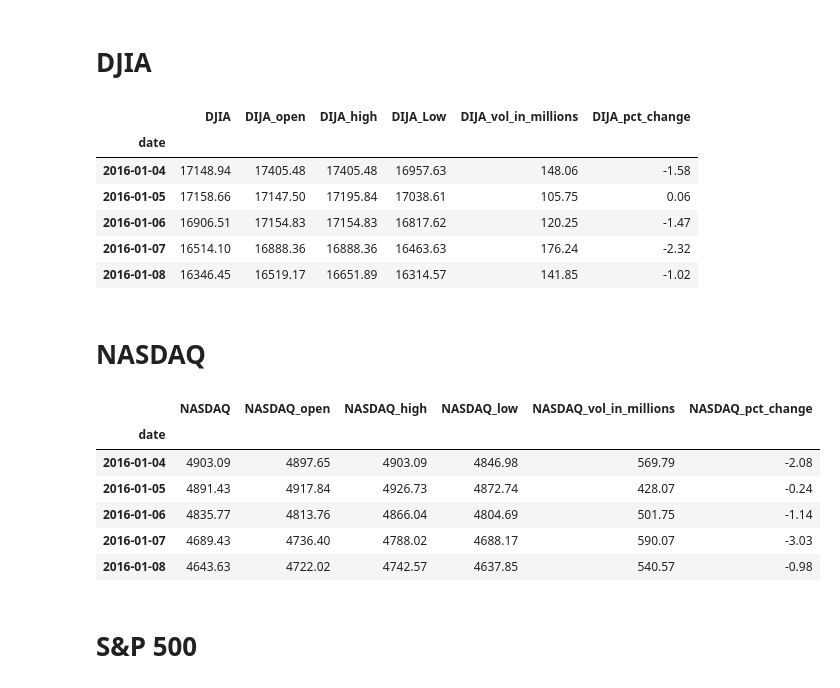
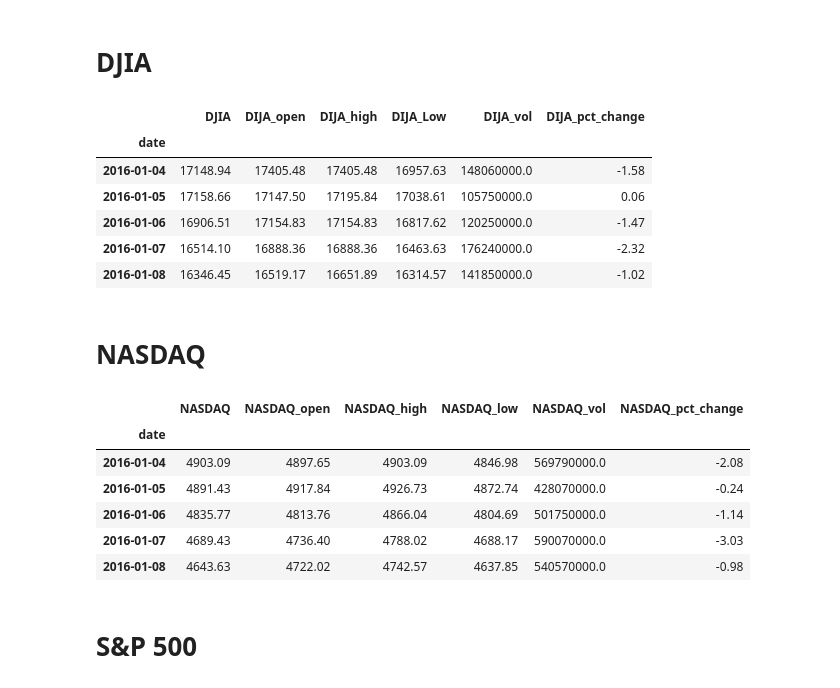
Before and after one commit to HendersonRichardK/Project2, a Jupyter notebook: combining_data.ipynb, the cells around one changed output. Cells and saved outputs as stored; diff of their text form; code cells hidden in the pictures.

```diff
--- a/combining_data.ipynb
+++ b/combining_data.ipynb
@@ -11,26 +11,27 @@ import matplotlib.pyplot as plt
 # %%
 djia_data = Path("Data/1_data_cleanup/djia.csv")
 djia_df = pd.read_csv(djia_data)
 djia_df.rename(columns={'Date':'date'}, inplace=True)
 djia_df['date'] = pd.to_datetime(djia_df['date'])
 djia_df = djia_df.set_index('date')
-djia_df = djia_df.rename(columns={'Price': 'DJIA', 'Change %' : 'DIJA_pct_change', 'Vol.' : 'DIJA_vol_in_millions', 'Low' : 'DIJA_Low', 'High' : 'DIJA_high', 'Open' : 'DIJA_open'}).sort_values(by='date')
+djia_df = djia_df.rename(columns={'Price': 'DJIA', 'Change %' : 'DIJA_pct_change', 'Vol.' : 'DIJA_vol', 'Low' : 'DIJA_Low', 'High' : 'DIJA_high', 'Open' : 'DIJA_open'}).sort_values(by='date')
 djia_df = djia_df.loc["2016-01-01":"2020-06-30"]
 djia_df['DJIA'] = djia_df['DJIA'].str.replace(',', '').astype(float)
 djia_df['DIJA_pct_change'] = djia_df['DIJA_pct_change'].str.replace('%', '').astype(float)
-djia_df['DIJA_vol_in_millions'] = djia_df['DIJA_vol_in_millions'].str.replace('M', '').astype(float)
+djia_df['DIJA_vol'] = djia_df['DIJA_vol'].str.replace('.', '')
+djia_df['DIJA_vol'] = djia_df['DIJA_vol'].str.replace('M', '0000').astype(float)
 djia_df['DIJA_Low'] = djia_df['DIJA_Low'].str.replace(',', '').astype(float)
 djia_df['DIJA_high'] = djia_df['DIJA_high'].str.replace(',', '').astype(float)
 djia_df['DIJA_open'] = djia_df['DIJA_open'].str.replace(',', '').astype(float)
 djia_df.head()
 # %% [output]
-|  | DJIA | DIJA_open | DIJA_high | DIJA_Low | DIJA_vol_in_millions | DIJA_pct_change |
+|  | DJIA | DIJA_open | DIJA_high | DIJA_Low | DIJA_vol | DIJA_pct_change |
 | date |  |  |  |  |  |  |
-| 2016-01-04 | 17148.94 | 17405.48 | 17405.48 | 16957.63 | 148.06 | -1.58 |
-| 2016-01-05 | 17158.66 | 17147.50 | 17195.84 | 17038.61 | 105.75 | 0.06 |
-| 2016-01-06 | 16906.51 | 17154.83 | 17154.83 | 16817.62 | 120.25 | -1.47 |
-| 2016-01-07 | 16514.10 | 16888.36 | 16888.36 | 16463.63 | 176.24 | -2.32 |
-| 2016-01-08 | 16346.45 | 16519.17 | 16651.89 | 16314.57 | 141.85 | -1.02 |
+| 2016-01-04 | 17148.94 | 17405.48 | 17405.48 | 16957.63 | 148060000.0 | -1.58 |
+| 2016-01-05 | 17158.66 | 17147.50 | 17195.84 | 17038.61 | 105750000.0 | 0.06 |
+| 2016-01-06 | 16906.51 | 17154.83 | 17154.83 | 16817.62 | 120250000.0 | -1.47 |
+| 2016-01-07 | 16514.10 | 16888.36 | 16888.36 | 16463.63 | 176240000.0 | -2.32 |
+| 2016-01-08 | 16346.45 | 16519.17 | 16651.89 | 16314.57 | 141850000.0 | -1.02 |
 # %% [markdown]
 # NASDAQ
 # %%
@@ -39,26 +40,27 @@ nasdaq_df = pd.read_csv(nasdaq_data)
 nasdaq_df.rename(columns={'Date':'date'}, inplace=True)
 nasdaq_df['date'] = pd.to_datetime(nasdaq_df['date'])
 nasdaq_df = nasdaq_df.set_index('date')
-nasdaq_df = nasdaq_df.rename(columns={'Price': 'NASDAQ', 'Change %':'NASDAQ_pct_change', 'Vol.':'NASDAQ_vol_in_millions', 'Low':'NASDAQ_low', 'High':'NASDAQ_high', 'Open':'NASDAQ_open'}).sort_values(by='date')
+nasdaq_df = nasdaq_df.rename(columns={'Price': 'NASDAQ', 'Change %':'NASDAQ_pct_change', 'Vol.':'NASDAQ_vol', 'Low':'NASDAQ_low', 'High':'NASDAQ_high', 'Open':'NASDAQ_open'}).sort_values(by='date')
 nasdaq_df = nasdaq_df.loc["2016-01-01":"2020-06-30"]
 nasdaq_df['NASDAQ'] = nasdaq_df['NASDAQ'].str.replace(',', '').astype(float)
 nasdaq_df['NASDAQ_pct_change'] = nasdaq_df['NASDAQ_pct_change'].str.replace('%', '').astype(float)
-nasdaq_df['NASDAQ_vol_in_millions'] = nasdaq_df['NASDAQ_vol_in_millions'].str.replace('M', '')
-nasdaq_df['NASDAQ_vol_in_millions'] = nasdaq_df['NASDAQ_vol_in_millions'].str.replace('B', '')
-nasdaq_df['NASDAQ_vol_in_millions'] = nasdaq_df['NASDAQ_vol_in_millions'].astype(float)
+nasdaq_df['NASDAQ_vol'] = nasdaq_df['NASDAQ_vol'].str.replace('.', '')
+nasdaq_df['NASDAQ_vol'] = nasdaq_df['NASDAQ_vol'].str.replace('M', '0000')
+nasdaq_df['NASDAQ_vol'] = nasdaq_df['NASDAQ_vol'].str.replace('B', '0000000')
+nasdaq_df['NASDAQ_vol'] = nasdaq_df['NASDAQ_vol'].astype(float)
 nasdaq_df['NASDAQ_low'] = nasdaq_df['NASDAQ_low'].str.replace(',', '').astype(float)
 nasdaq_df['NASDAQ_high'] = nasdaq_df['NASDAQ_high'].str.replace(',', '').astype(float)
 nasdaq_df['NASDAQ_open'] = nasdaq_df['NASDAQ_open'].str.replace(',', '').astype(float)
 nasdaq_df.head()
 #Some data in billions
 # %% [output]
-|  | NASDAQ | NASDAQ_open | NASDAQ_high | NASDAQ_low | NASDAQ_vol_in_millions | NASDAQ_pct_change |
+|  | NASDAQ | NASDAQ_open | NASDAQ_high | NASDAQ_low | NASDAQ_vol | NASDAQ_pct_change |
 | date |  |  |  |  |  |  |
-| 2016-01-04 | 4903.09 | 4897.65 | 4903.09 | 4846.98 | 569.79 | -2.08 |
-| 2016-01-05 | 4891.43 | 4917.84 | 4926.73 | 4872.74 | 428.07 | -0.24 |
-| 2016-01-06 | 4835.77 | 4813.76 | 4866.04 | 4804.69 | 501.75 | -1.14 |
-| 2016-01-07 | 4689.43 | 4736.40 | 4788.02 | 4688.17 | 590.07 | -3.03 |
-| 2016-01-08 | 4643.63 | 4722.02 | 4742.57 | 4637.85 | 540.57 | -0.98 |
+| 2016-01-04 | 4903.09 | 4897.65 | 4903.09 | 4846.98 | 569790000.0 | -2.08 |
+| 2016-01-05 | 4891.43 | 4917.84 | 4926.73 | 4872.74 | 428070000.0 | -0.24 |
+| 2016-01-06 | 4835.77 | 4813.76 | 4866.04 | 4804.69 | 501750000.0 | -1.14 |
+| 2016-01-07 | 4689.43 | 4736.40 | 4788.02 | 4688.17 | 590070000.0 | -3.03 |
+| 2016-01-08 | 4643.63 | 4722.02 | 4742.57 | 4637.85 | 540570000.0 | -0.98 |
 # %% [markdown]
 # S&P 500
 # %%
```
Also changed, not shown: parts of 12 cells of this notebook, 1 other file.
